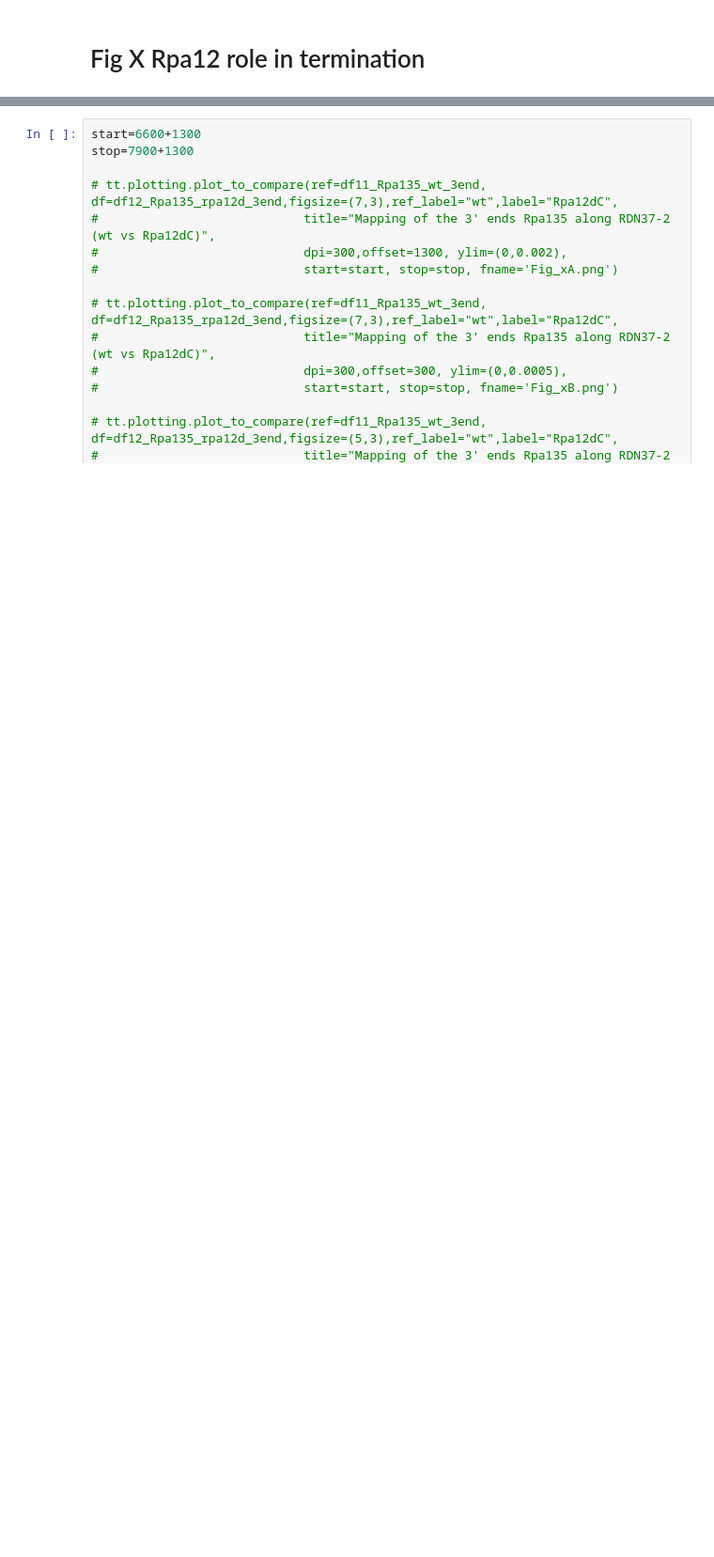
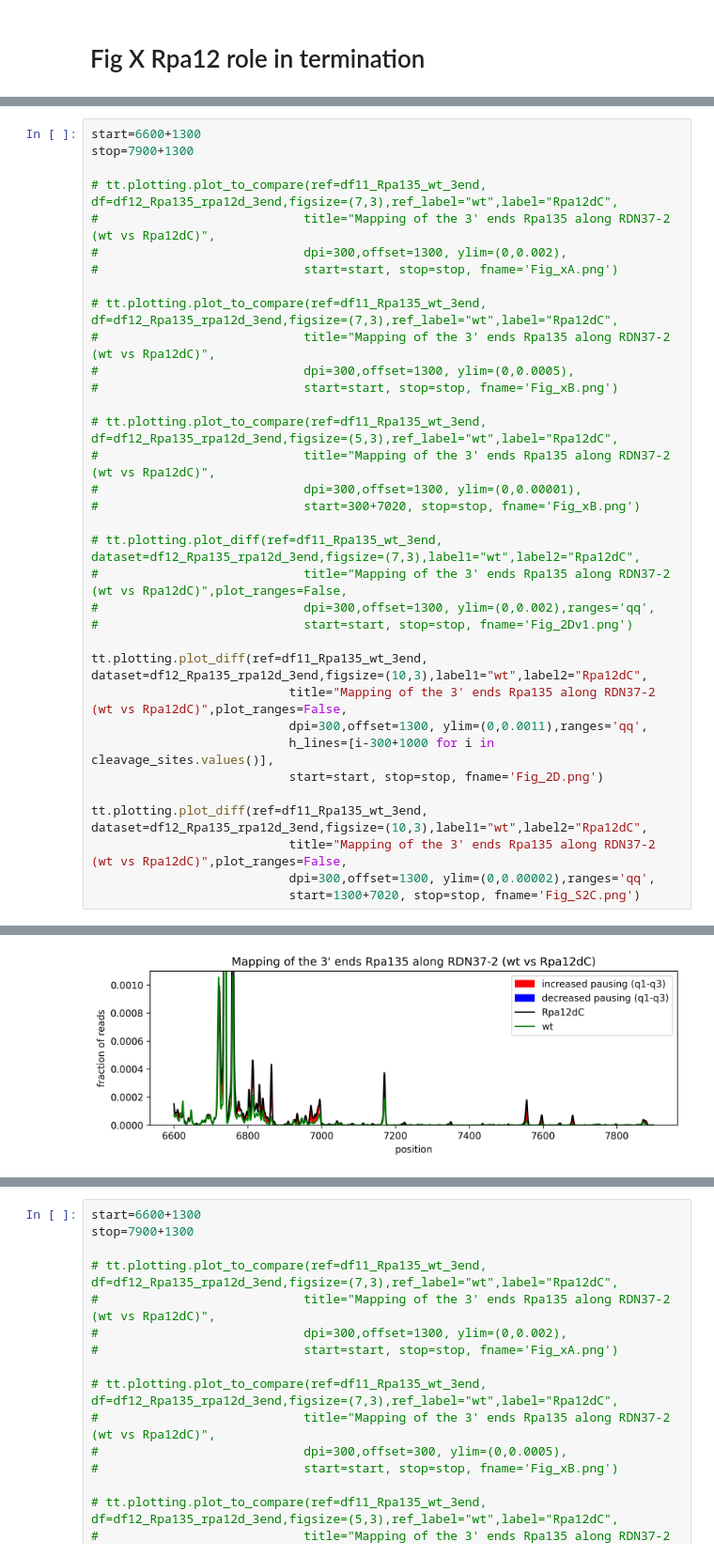
Before and after one commit to tturowski/Pol1_termination_MS, a Jupyter notebook: 05_notebooks/Fig_2_Rpa12dC.ipynb, the cells around one changed output, grey strips where cells are left out. Shown at 94% size. Drawn from its saved outputs; the diff is of its cells as text; blank space fills up the shorter version.

```diff
--- a/05_notebooks/Fig_2_Rpa12dC.ipynb
+++ b/05_notebooks/Fig_2_Rpa12dC.ipynb
@@ -78,0 +81,35 @@ Experiments:
+# %%
+start=6600+1300
+stop=7900+1300
+
+# tt.plotting.plot_to_compare(ref=df11_Rpa135_wt_3end, df=df12_Rpa135_rpa12d_3end,figsize=(7,3),ref_label="wt",label="Rpa12dC",
+#                            title="Mapping of the 3' ends Rpa135 along RDN37-2 (wt vs Rpa12dC)",
+#                            dpi=300,offset=1300, ylim=(0,0.002),
+#                            start=start, stop=stop, fname='Fig_xA.png')
+
+# tt.plotting.plot_to_compare(ref=df11_Rpa135_wt_3end, df=df12_Rpa135_rpa12d_3end,figsize=(7,3),ref_label="wt",label="Rpa12dC",
+#                            title="Mapping of the 3' ends Rpa135 along RDN37-2 (wt vs Rpa12dC)",
+#                            dpi=300,offset=1300, ylim=(0,0.0005),
+#                            start=start, stop=stop, fname='Fig_xB.png')
+
+# tt.plotting.plot_to_compare(ref=df11_Rpa135_wt_3end, df=df12_Rpa135_rpa12d_3end,figsize=(5,3),ref_label="wt",label="Rpa12dC",
+#                            title="Mapping of the 3' ends Rpa135 along RDN37-2 (wt vs Rpa12dC)",
+#                            dpi=300,offset=1300, ylim=(0,0.00001),
+#                            start=300+7020, stop=stop, fname='Fig_xB.png')
+
+# tt.plotting.plot_diff(ref=df11_Rpa135_wt_3end, dataset=df12_Rpa135_rpa12d_3end,figsize=(7,3),label1="wt",label2="Rpa12dC",
+#                            title="Mapping of the 3' ends Rpa135 along RDN37-2 (wt vs Rpa12dC)",plot_ranges=False,
+#                            dpi=300,offset=1300, ylim=(0,0.002),ranges='qq',
+#                            start=start, stop=stop, fname='Fig_2Dv1.png')
+
+tt.plotting.plot_diff(ref=df11_Rpa135_wt_3end, dataset=df12_Rpa135_rpa12d_3end,figsize=(10,3),label1="wt",label2="Rpa12dC",
+                           title="Mapping of the 3' ends Rpa135 along RDN37-2 (wt vs Rpa12dC)",plot_ranges=False,
+                           dpi=300,offset=1300, ylim=(0,0.0011),ranges='qq',
+                           h_lines=[i-300+1000 for i in cleavage_sites.values()],
+                           start=start, stop=stop, fname='Fig_2D.png')
+
+tt.plotting.plot_diff(ref=df11_Rpa135_wt_3end, dataset=df12_Rpa135_rpa12d_3end,figsize=(10,3),label1="wt",label2="Rpa12dC",
+                           title="Mapping of the 3' ends Rpa135 along RDN37-2 (wt vs Rpa12dC)",plot_ranges=False,
+                           dpi=300,offset=1300, ylim=(0,0.00002),ranges='qq',
+                           start=1300+7020, stop=stop, fname='Fig_S2C.png')
+# %% [output]
@@ -78,0 +133 @@ Experiments:
+[figure, added]
```
Also changed, not shown: parts of 9 cells of this notebook, 58 other files.
